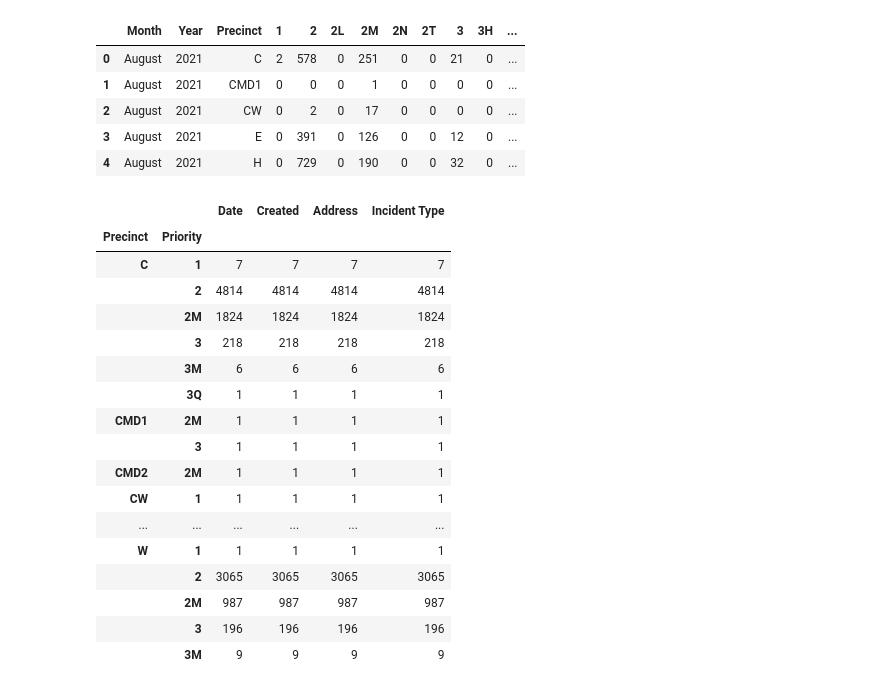
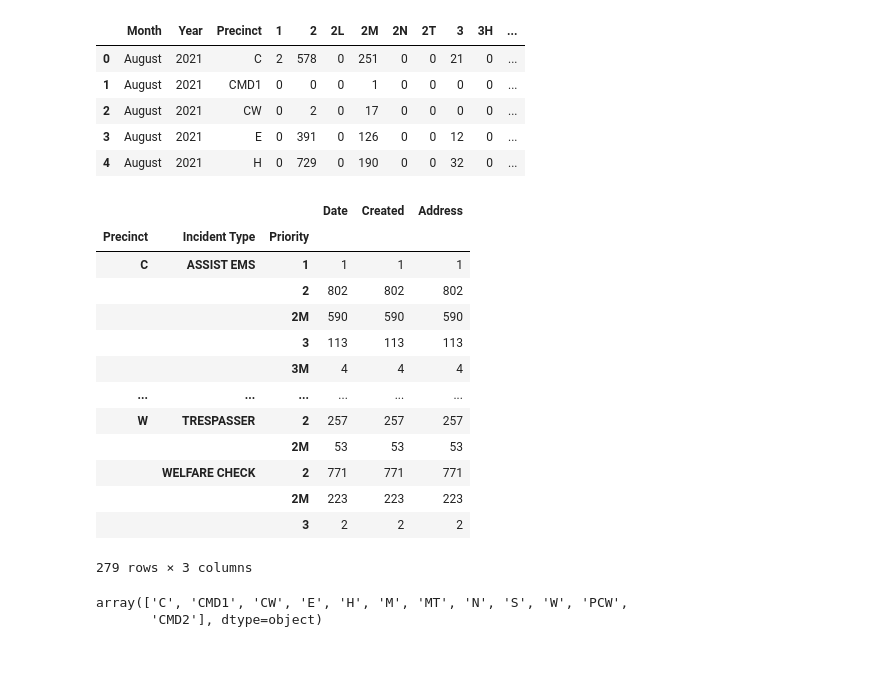
Before and after one commit to MariahN25/partners_in_care, a Jupyter notebook: notebook/mental_health.ipynb, the cells around one changed output. Saved outputs shown, nothing was run; the diff lists cells and outputs as text; code cells hidden in the pictures; blank space fills up the shorter version.

```diff
--- a/notebook/mental_health.ipynb
+++ b/notebook/mental_health.ipynb
@@ -70,23 +66,24 @@ priority_df.head()
 | 3 | August | 2021 | E | 0 | 391 | 0 | 126 | 0 | 0 | 12 | 0 | ... |
 | 4 | August | 2021 | H | 0 | 729 | 0 | 190 | 0 | 0 | 32 | 0 | ... |
 # %%
-raw_df.groupby(by=['Precinct',  'Priority']).count()
+raw_df.groupby(by=['Precinct',  'Incident Type', 'Priority']).count()
 # %% [output]
-|  |  | Date | Created | Address | Incident Type |
-| Precinct | Priority |  |  |  |  |
-| C | 1 | 7 | 7 | 7 | 7 |
-|  | 2 | 4814 | 4814 | 4814 | 4814 |
-|  | 2M | 1824 | 1824 | 1824 | 1824 |
-|  | 3 | 218 | 218 | 218 | 218 |
-|  | 3M | 6 | 6 | 6 | 6 |
-|  | 3Q | 1 | 1 | 1 | 1 |
-| CMD1 | 2M | 1 | 1 | 1 | 1 |
-|  | 3 | 1 | 1 | 1 | 1 |
-| CMD2 | 2M | 1 | 1 | 1 | 1 |
-| CW | 1 | 1 | 1 | 1 | 1 |
+|  |  |  | Date | Created | Address |
+| Precinct | Incident Type | Priority |  |  |  |
+| C | ASSIST EMS | 1 | 1 | 1 | 1 |
+|  |  | 2 | 802 | 802 | 802 |
+|  |  | 2M | 590 | 590 | 590 |
+|  |  | 3 | 113 | 113 | 113 |
+|  |  | 3M | 4 | 4 | 4 |
 | ... | ... | ... | ... | ... | ... |
-| W | 1 | 1 | 1 | 1 | 1 |
-|  | 2 | 3065 | 3065 | 3065 | 3065 |
-|  | 2M | 987 | 987 | 987 | 987 |
-|  | 3 | 196 | 196 | 196 | 196 |
-|  | 3M | 9 | 9 | 9 | 9 |
+| W | TRESPASSER | 2 | 257 | 257 | 257 |
+|  |  | 2M | 53 | 53 | 53 |
+|  | WELFARE CHECK | 2 | 771 | 771 | 771 |
+|  |  | 2M | 223 | 223 | 223 |
+|  |  | 3 | 2 | 2 | 2 |
+279 rows × 3 columns
+# %%
+raw_df.Precinct.unique()
+# %% [output]
+array(['C', 'CMD1', 'CW', 'E', 'H', 'M', 'MT', 'N', 'S', 'W', 'PCW',
+       'CMD2'], dtype=object)
```
Also changed, not shown: parts of 24 cells of this notebook, 3 other files.
